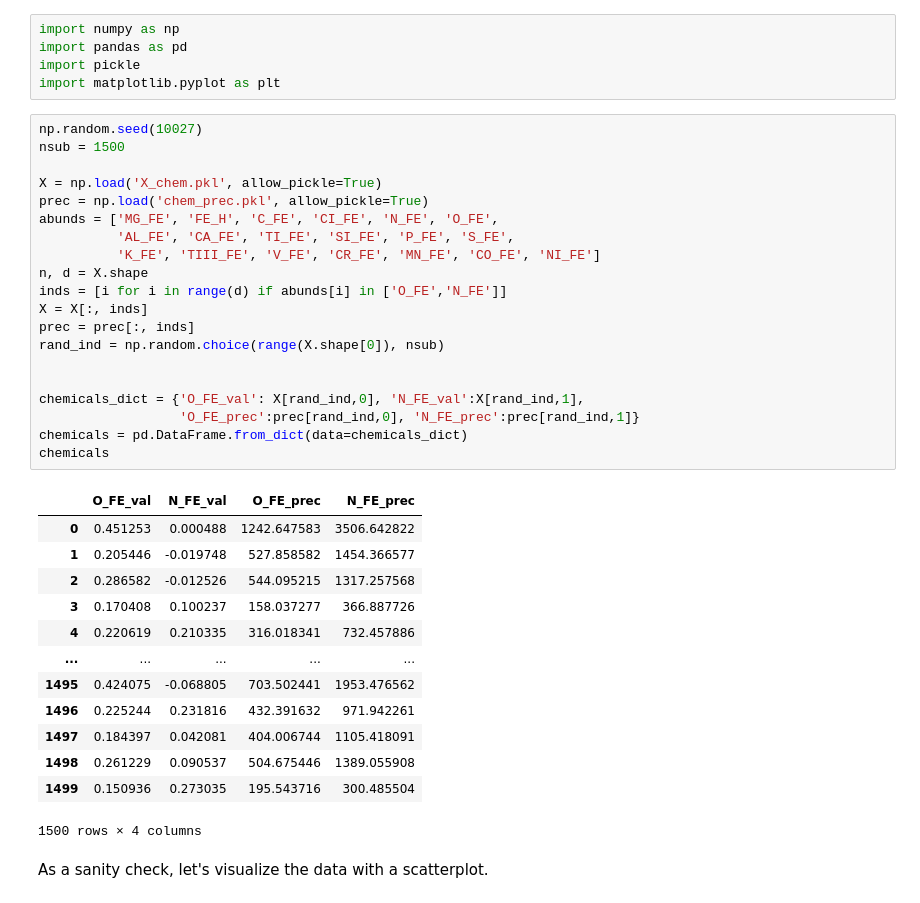
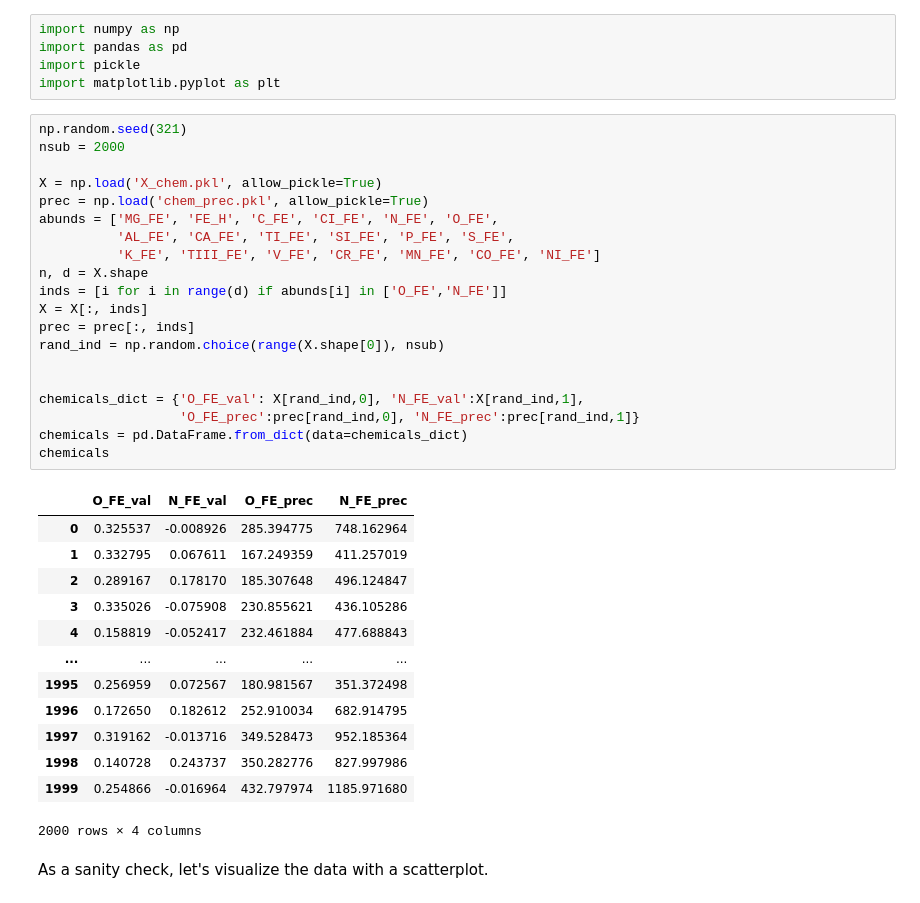
Before and after one commit to aqjaffe/constrained-denoising-EB-OT, a Jupyter notebook: assets/make_astronomy_dataset.ipynb, the cells around one changed output. Cells and saved outputs as stored; diff of their text form.

```diff
--- a/assets/make_astronomy_dataset.ipynb
+++ b/assets/make_astronomy_dataset.ipynb
@@ -8,39 +8,39 @@ import pandas as pd
 import pickle
 import matplotlib.pyplot as plt
 # %%
-np.random.seed(10027)
-nsub = 1500
+np.random.seed(321)
+nsub = 2000
 
 X = np.load('X_chem.pkl', allow_pickle=True)
 prec = np.load('chem_prec.pkl', allow_pickle=True)
 abunds = ['MG_FE', 'FE_H', 'C_FE', 'CI_FE', 'N_FE', 'O_FE',
           'AL_FE', 'CA_FE', 'TI_FE', 'SI_FE', 'P_FE', 'S_FE',
           'K_FE', 'TIII_FE', 'V_FE', 'CR_FE', 'MN_FE', 'CO_FE', 'NI_FE']
 n, d = X.shape
 inds = [i for i in range(d) if abunds[i] in ['O_FE','N_FE']]
 X = X[:, inds]
 prec = prec[:, inds]
 rand_ind = np.random.choice(range(X.shape[0]), nsub)
 
 
 chemicals_dict = {'O_FE_val': X[rand_ind,0], 'N_FE_val':X[rand_ind,1],
                   'O_FE_prec':prec[rand_ind,0], 'N_FE_prec':prec[rand_ind,1]}
 chemicals = pd.DataFrame.from_dict(data=chemicals_dict)
 chemicals
 # %% [output]
 |  | O_FE_val | N_FE_val | O_FE_prec | N_FE_prec |
-| 0 | 0.451253 | 0.000488 | 1242.647583 | 3506.642822 |
-| 1 | 0.205446 | -0.019748 | 527.858582 | 1454.366577 |
-| 2 | 0.286582 | -0.012526 | 544.095215 | 1317.257568 |
-| 3 | 0.170408 | 0.100237 | 158.037277 | 366.887726 |
-| 4 | 0.220619 | 0.210335 | 316.018341 | 732.457886 |
+| 0 | 0.325537 | -0.008926 | 285.394775 | 748.162964 |
+| 1 | 0.332795 | 0.067611 | 167.249359 | 411.257019 |
+| 2 | 0.289167 | 0.178170 | 185.307648 | 496.124847 |
+| 3 | 0.335026 | -0.075908 | 230.855621 | 436.105286 |
+| 4 | 0.158819 | -0.052417 | 232.461884 | 477.688843 |
 | ... | ... | ... | ... | ... |
-| 1495 | 0.424075 | -0.068805 | 703.502441 | 1953.476562 |
-| 1496 | 0.225244 | 0.231816 | 432.391632 | 971.942261 |
-| 1497 | 0.184397 | 0.042081 | 404.006744 | 1105.418091 |
-| 1498 | 0.261229 | 0.090537 | 504.675446 | 1389.055908 |
-| 1499 | 0.150936 | 0.273035 | 195.543716 | 300.485504 |
+| 1995 | 0.256959 | 0.072567 | 180.981567 | 351.372498 |
+| 1996 | 0.172650 | 0.182612 | 252.910034 | 682.914795 |
+| 1997 | 0.319162 | -0.013716 | 349.528473 | 952.185364 |
+| 1998 | 0.140728 | 0.243737 | 350.282776 | 827.997986 |
+| 1999 | 0.254866 | -0.016964 | 432.797974 | 1185.971680 |
-1500 rows × 4 columns
+2000 rows × 4 columns
 # %% [markdown]
 As a sanity check, let's visualize the data with a scatterplot.
 # %%
```
Also changed, not shown: parts of 1 cell of this notebook, 1 other file.
